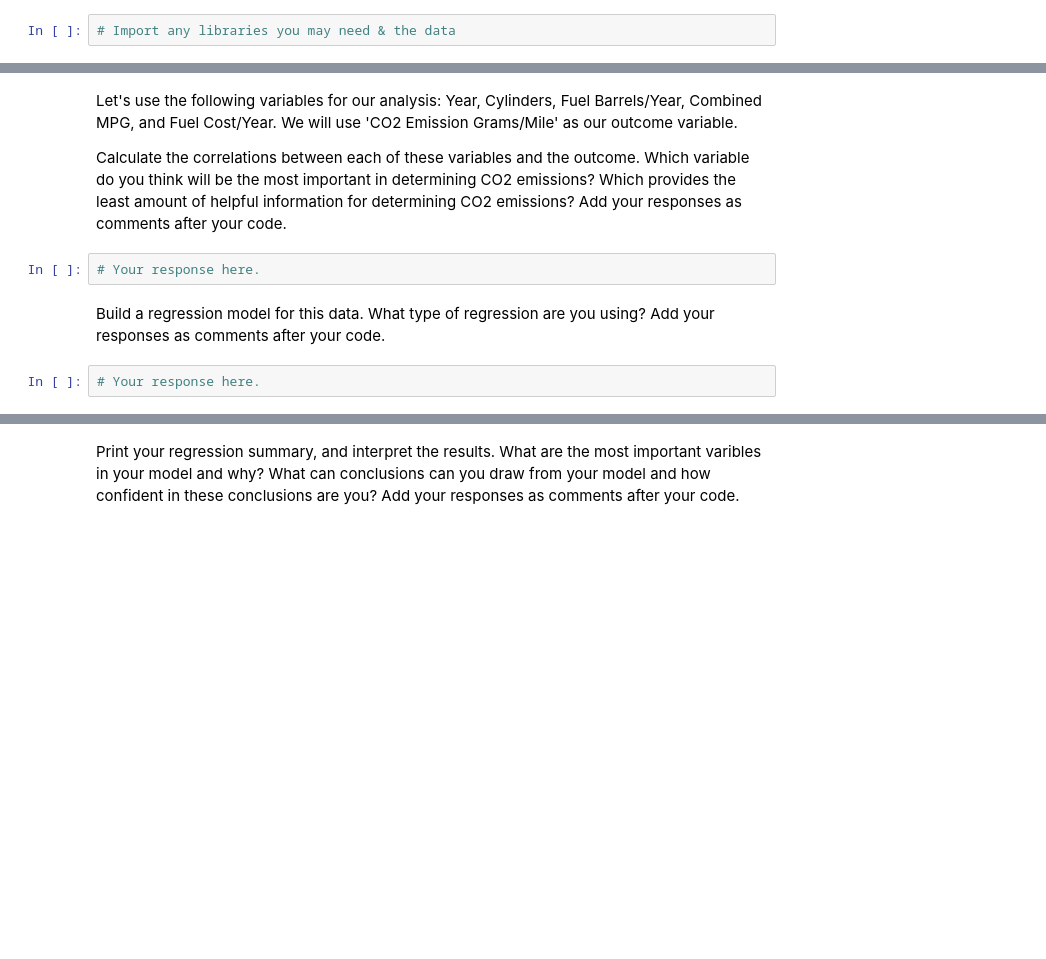
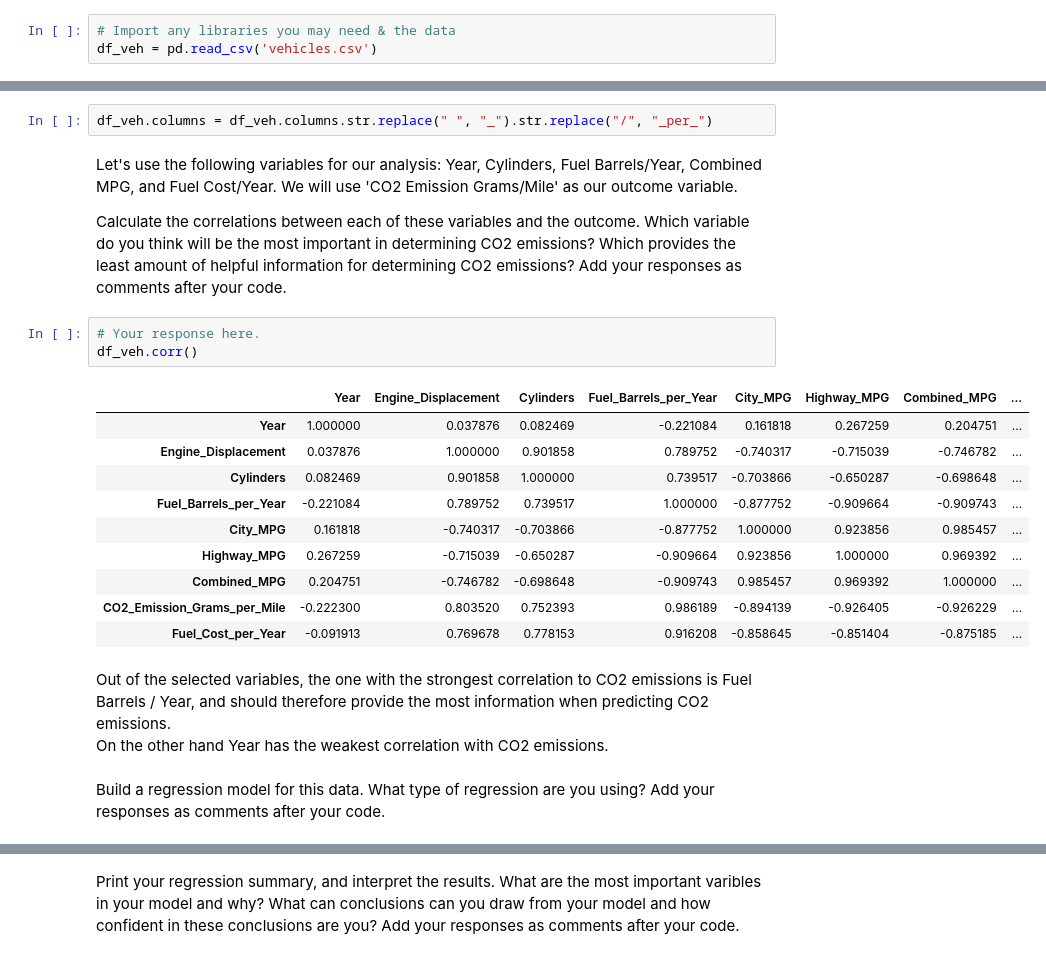
Before and after one commit to Ironhack-Data-Madrid-Enero-2021/lab-regression-analysis, a Jupyter notebook: your-code.ipynb, the cells around one changed output, grey strips where cells are left out. Saved outputs shown, nothing was run; the diff lists cells and outputs as text; blank space fills up the shorter version.

```diff
--- a/your-code.ipynb
+++ b/your-code.ipynb
@@ -95,3 +156,4 @@ Interpret the results of your model. What can conclusions can you draw from your
 For the second part of this lab, we will use the vehicles.csv data set. You can find a copy of the dataset in the git hub folder. This dataset includes variables related to vehicle characteristics, including the model, make, and energy efficiency standards, as well as each car's CO2 emissions. As discussed in class the goal of this exercise is to predict vehicles' CO2 emissions based on several independent variables.
 # %%
 # Import any libraries you may need & the data
+df_veh = pd.read_csv('vehicles.csv')
@@ -98,10 +169,25 @@ For the second part of this lab, we will use the vehicles.csv data set. You can
+# %%
+df_veh.columns = df_veh.columns.str.replace(" ", "_").str.replace("/", "_per_")
 # %% [markdown]
 Let's use the following variables for our analysis: Year, Cylinders, Fuel Barrels/Year, Combined MPG, and Fuel Cost/Year. We will use 'CO2 Emission Grams/Mile' as our outcome variable.
 
 Calculate the correlations between each of these variables and the outcome. Which variable do you think will be the most important in determining CO2 emissions? Which provides the least amount of helpful information for determining CO2 emissions? Add your responses as comments after your code.
 # %%
 # Your response here.
+df_veh.corr()
+# %% [output]
+|  | Year | Engine_Displacement | Cylinders | Fuel_Barrels_per_Year | City_MPG | Highway_MPG | Combined_MPG | ... |
+| Year | 1.000000 | 0.037876 | 0.082469 | -0.221084 | 0.161818 | 0.267259 | 0.204751 | ... |
+| Engine_Displacement | 0.037876 | 1.000000 | 0.901858 | 0.789752 | -0.740317 | -0.715039 | -0.746782 | ... |
+| Cylinders | 0.082469 | 0.901858 | 1.000000 | 0.739517 | -0.703866 | -0.650287 | -0.698648 | ... |
+| Fuel_Barrels_per_Year | -0.221084 | 0.789752 | 0.739517 | 1.000000 | -0.877752 | -0.909664 | -0.909743 | ... |
+| City_MPG | 0.161818 | -0.740317 | -0.703866 | -0.877752 | 1.000000 | 0.923856 | 0.985457 | ... |
+| Highway_MPG | 0.267259 | -0.715039 | -0.650287 | -0.909664 | 0.923856 | 1.000000 | 0.969392 | ... |
+| Combined_MPG | 0.204751 | -0.746782 | -0.698648 | -0.909743 | 0.985457 | 0.969392 | 1.000000 | ... |
+| CO2_Emission_Grams_per_Mile | -0.222300 | 0.803520 | 0.752393 | 0.986189 | -0.894139 | -0.926405 | -0.926229 | ... |
+| Fuel_Cost_per_Year | -0.091913 | 0.769678 | 0.778153 | 0.916208 | -0.858645 | -0.851404 | -0.875185 | ... |
+# %% [markdown]
+Out of the selected variables, the one with the strongest correlation to CO2 emissions is Fuel Barrels / Year, and should therefore provide the most information when predicting CO2 emissions.
+On the other hand Year has the weakest correlation with CO2 emissions.
 # %% [markdown]
 Build a regression model for this data. What type of regression are you using? Add your responses as comments after your code.
-# %%
-# Your response here.
```
Also changed, not shown: parts of 42 cells of this notebook.
